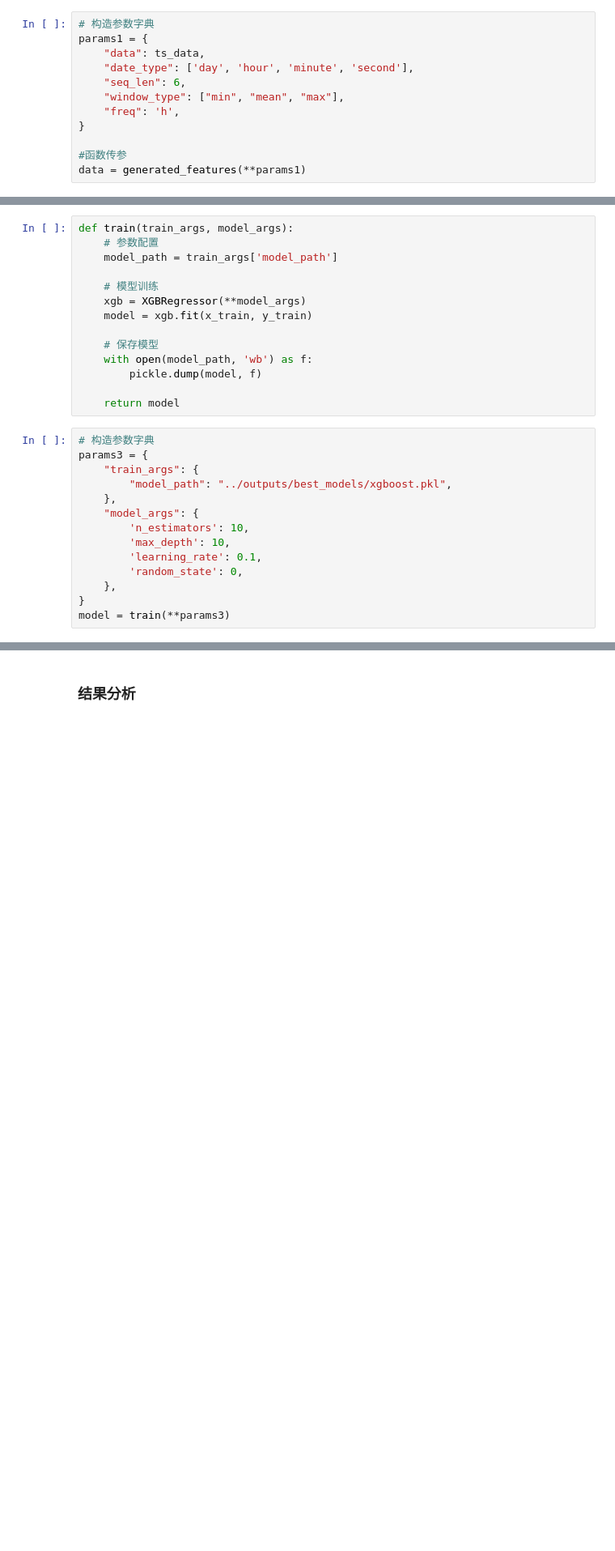
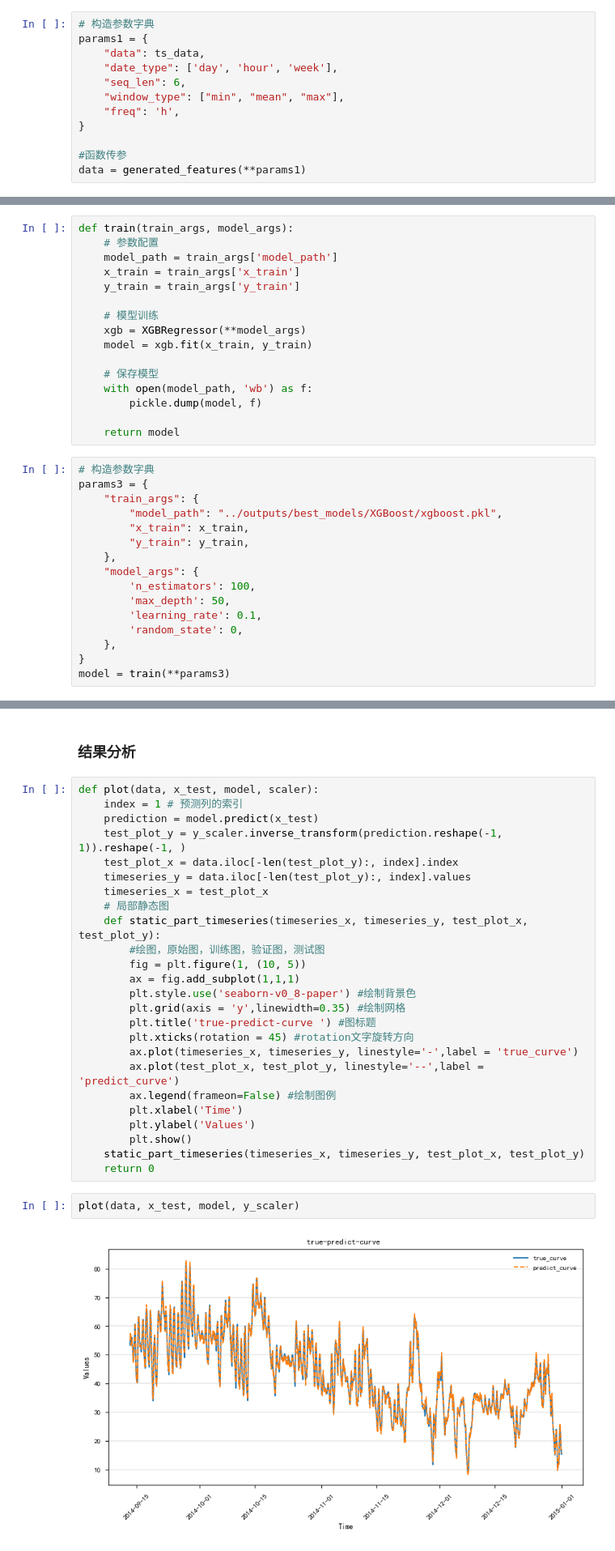
Before and after one commit to caoyuyu2021/src, a Jupyter notebook: 01.python/05.practice/02.time_series/src/02.时间序列预测.ipynb, the cells around one changed output, grey strips where cells are left out. Shown at 81% size. Saved outputs shown, nothing was run; the diff lists cells and outputs as text; blank space fills up the shorter version.

```diff
--- a/01.python/05.practice/02.time_series/src/02.时间序列预测.ipynb
+++ b/01.python/05.practice/02.time_series/src/02.时间序列预测.ipynb
@@ -244,7 +244,7 @@ def generated_features(data: pd.DataFrame, date_type: List[str], seq_len: int,
 # 构造参数字典
 params1 = {
     "data": ts_data,
-    "date_type": ['day', 'hour', 'minute', 'second'],
+    "date_type": ['day', 'hour', 'week'],
     "seq_len": 6,
     "window_type": ["min", "mean", "max"],
     "freq": 'h',
@@ -361,6 +361,8 @@ x_test shape: (2630, 23) y_test shape: (2630, 1)
 def train(train_args, model_args):
     # 参数配置
     model_path = train_args['model_path']
+    x_train = train_args['x_train']
+    y_train = train_args['y_train']
 
     # 模型训练
     xgb = XGBRegressor(**model_args)
@@ -375,11 +377,13 @@ def train(train_args, model_args):
 # 构造参数字典
 params3 = {
     "train_args": {
-        "model_path": "../outputs/best_models/xgboost.pkl",
+        "model_path": "../outputs/best_models/XGBoost/xgboost.pkl",
+        "x_train": x_train,
+        "y_train": y_train,
     },
     "model_args": {
-        'n_estimators': 10,
-        'max_depth': 10,
+        'n_estimators': 100,
+        'max_depth': 50,
         'learning_rate': 0.1,
         'random_state': 0,
     },
@@ -403,2 +407,31 @@ r2: 0.8708
 # %% [markdown]
 ### 结果分析
+# %%
+def plot(data, x_test, model, scaler):
+    index = 1 # 预测列的索引
+    prediction = model.predict(x_test)
+    test_plot_y = y_scaler.inverse_transform(prediction.reshape(-1, 1)).reshape(-1, )
+    test_plot_x = data.iloc[-len(test_plot_y):, index].index
+    timeseries_y = data.iloc[-len(test_plot_y):, index].values
+    timeseries_x = test_plot_x
+    # 局部静态图
+    def static_part_timeseries(timeseries_x, timeseries_y, test_plot_x, test_plot_y):
+        #绘图，原始图，训练图，验证图，测试图
+        fig = plt.figure(1, (10, 5))
+        ax = fig.add_subplot(1,1,1)
+        plt.style.use('seaborn-v0_8-paper') #绘制背景色
+        plt.grid(axis = 'y',linewidth=0.35) #绘制网格
+        plt.title('true-predict-curve ') #图标题
+        plt.xticks(rotation = 45) #rotation文字旋转方向
+        ax.plot(timeseries_x, timeseries_y, linestyle='-',label = 'true_curve')
+        ax.plot(test_plot_x, test_plot_y, linestyle='--',label = 'predict_curve')
+        ax.legend(frameon=False) #绘制图例
+        plt.xlabel('Time')
+        plt.ylabel('Values')
+        plt.show()
+    static_part_timeseries(timeseries_x, timeseries_y, test_plot_x, test_plot_y)
+    return 0
+# %%
+plot(data, x_test, model, y_scaler)
+# %% [output]
+[figure, added]
```
Also changed, not shown: parts of 10 cells of this notebook, 6 other files.
